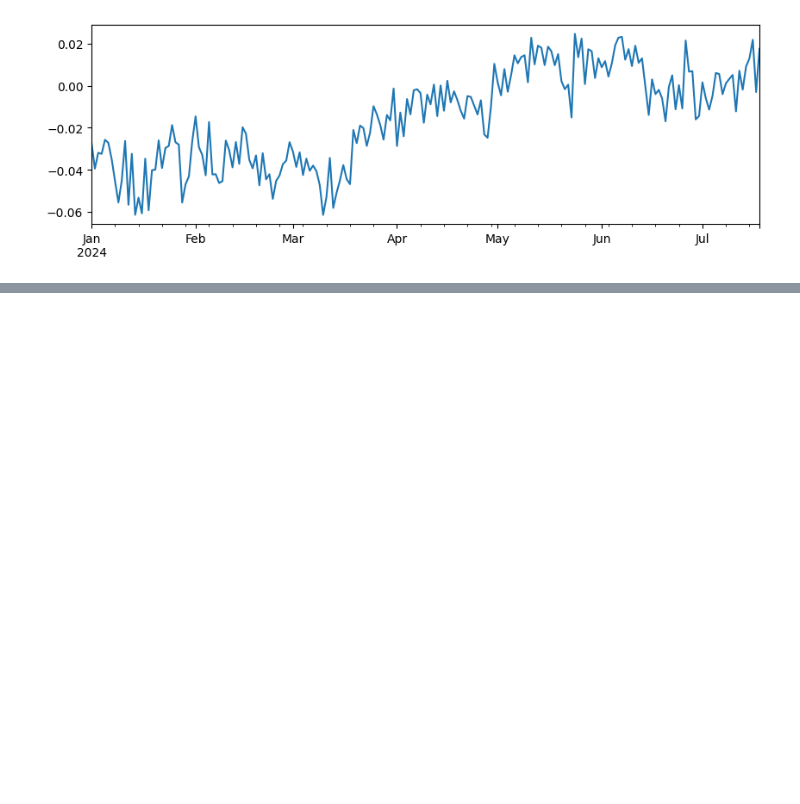
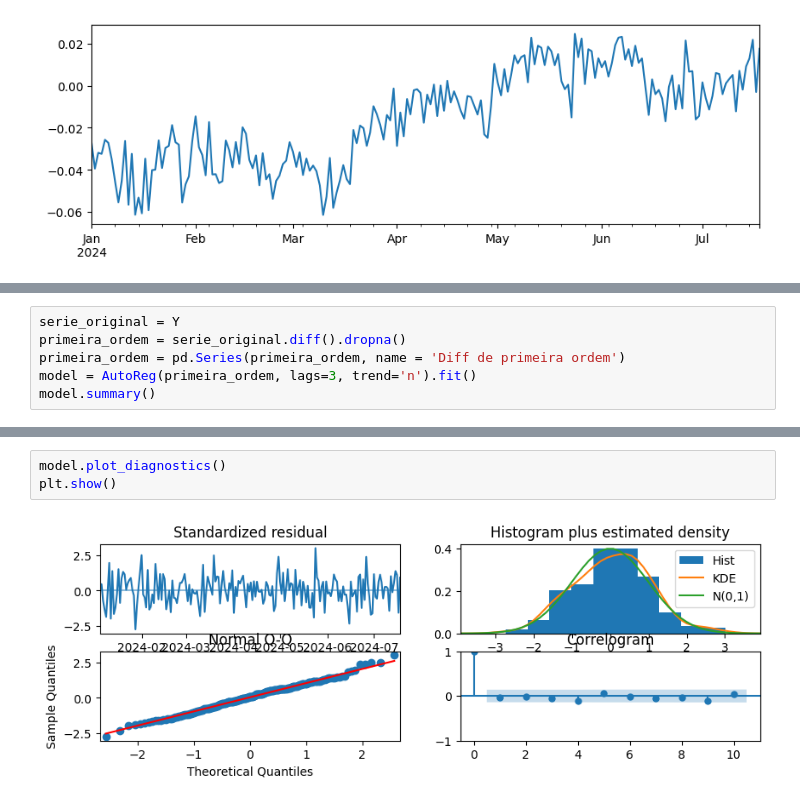
Before and after one commit to danielrferreira/classes, a Jupyter notebook: ASN/Séries Temporais/preparacao/Aula 5.ipynb, the cells around one changed output, grey strips where cells are left out. Drawn from its saved outputs; the diff is of its cells as text; blank space fills up the shorter version.

```diff
--- a/ASN/Séries Temporais/preparacao/Aula 5.ipynb
+++ b/ASN/Séries Temporais/preparacao/Aula 5.ipynb
@@ -48,0 +57,6 @@ plt.show()
+# %%
+serie_original = Y
+primeira_ordem = serie_original.diff().dropna()
+primeira_ordem = pd.Series(primeira_ordem, name = 'Diff de primeira ordem')
+model = AutoReg(primeira_ordem, lags=3, trend='n').fit()
+model.summary()
@@ -48,0 +81,5 @@ plt.show()
+# %%
+model.plot_diagnostics()
+plt.show()
+# %% [output]
+[figure, added]
```
Also changed, not shown: parts of 14 cells of this notebook.
